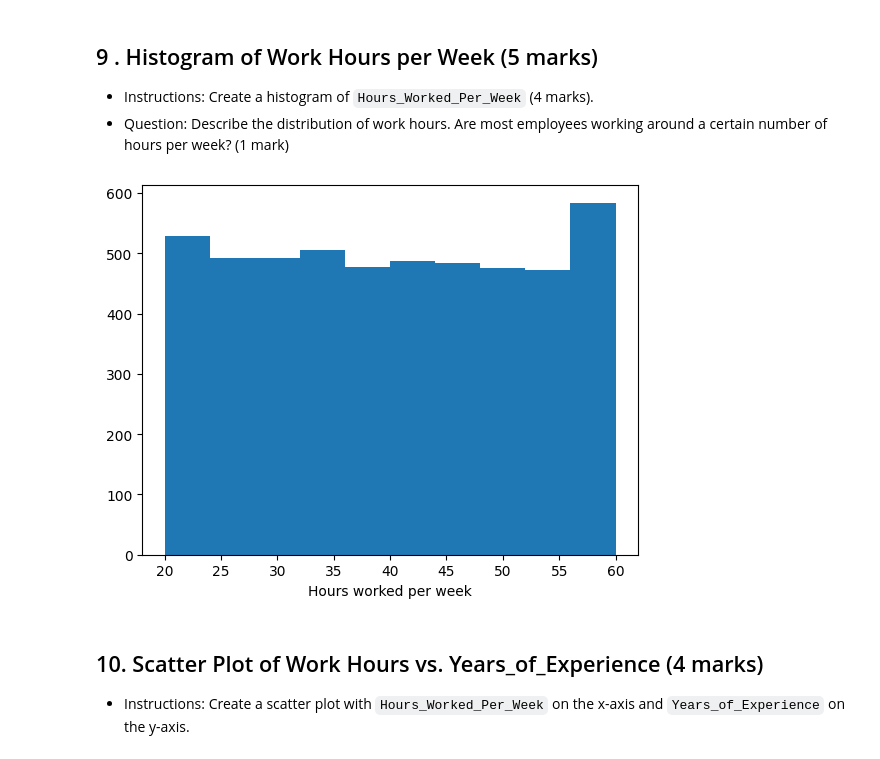
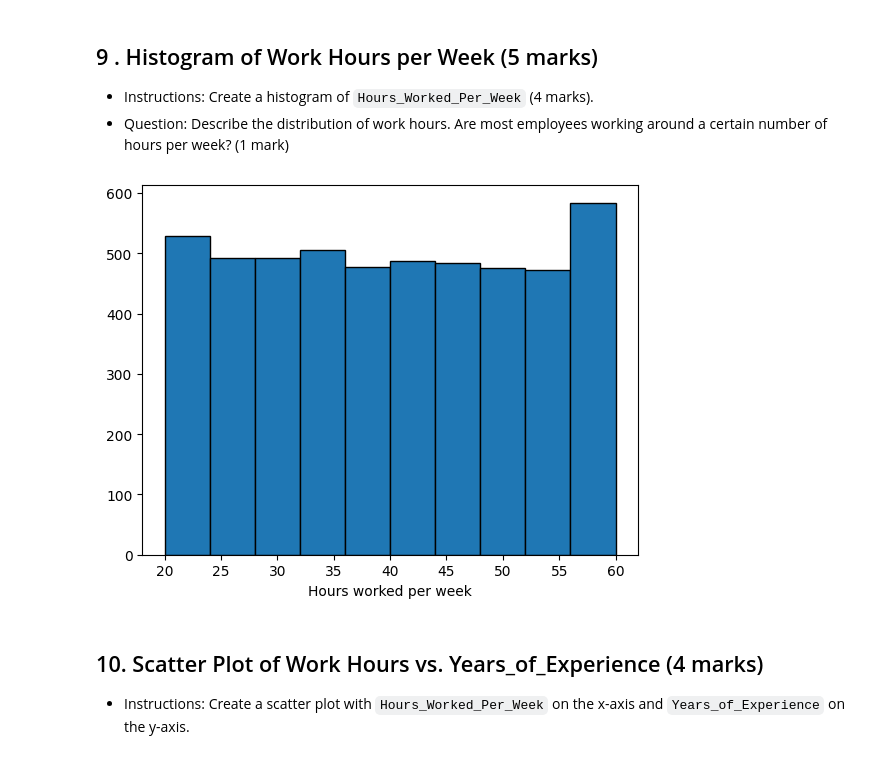
Before and after one commit to MatthewLacsa/PythonDA-course, a Jupyter notebook: Assessment/Data_Analytics_with_Python_Assessment.ipynb, the cells around one changed output. Saved outputs shown, nothing was run; the diff lists cells and outputs as text; code cells hidden in the pictures.

```diff
--- a/Assessment/Data_Analytics_with_Python_Assessment.ipynb
+++ b/Assessment/Data_Analytics_with_Python_Assessment.ipynb
@@ -335,12 +338,12 @@ print(len(full_time_ot))
 - Question: Describe the distribution of work hours. Are most employees working around a certain number of hours per week? (1 mark)
 # %%
 # Write code here
-plt.hist(df['Hours_Worked_Per_Week'])
+plt.hist(df['Hours_Worked_Per_Week'], edgecolor="black")
 plt.xlabel("Hours worked per week")
 plt.show()
 #it is shown that majority works at 60 hours per week while the others vary
 # %% [output]
-[figure, old version]
+[figure, new version]
 # %% [markdown]
 ## 10. Scatter Plot of Work Hours vs. Years_of_Experience (4 marks)
 - Instructions: Create a scatter plot with `Hours_Worked_Per_Week` on the x-axis and `Years_of_Experience` on the y-axis.
```
Also changed, not shown: parts of 12 cells of this notebook.
